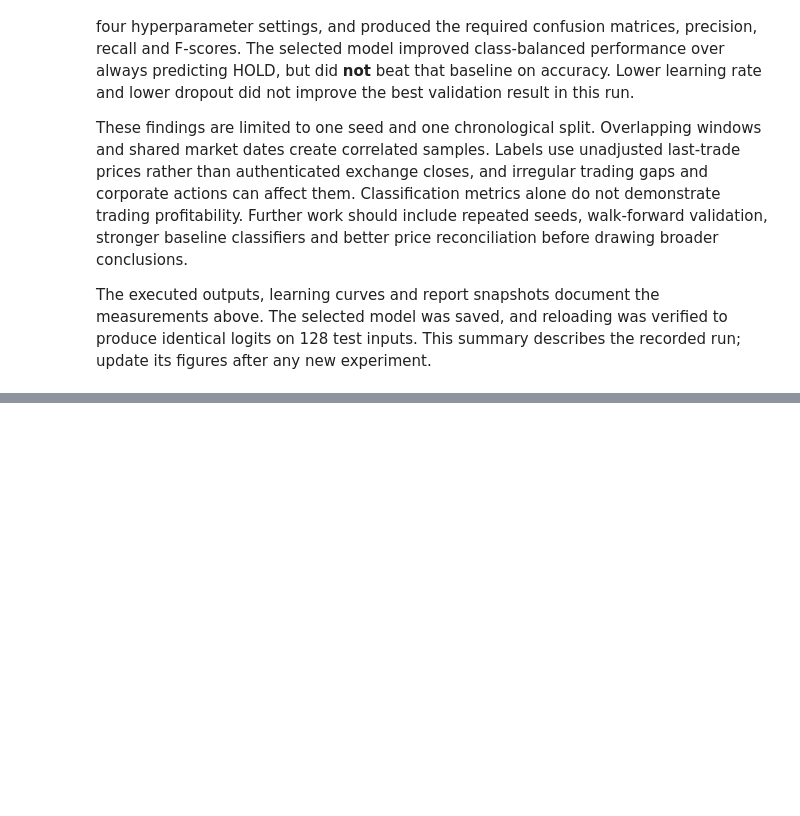
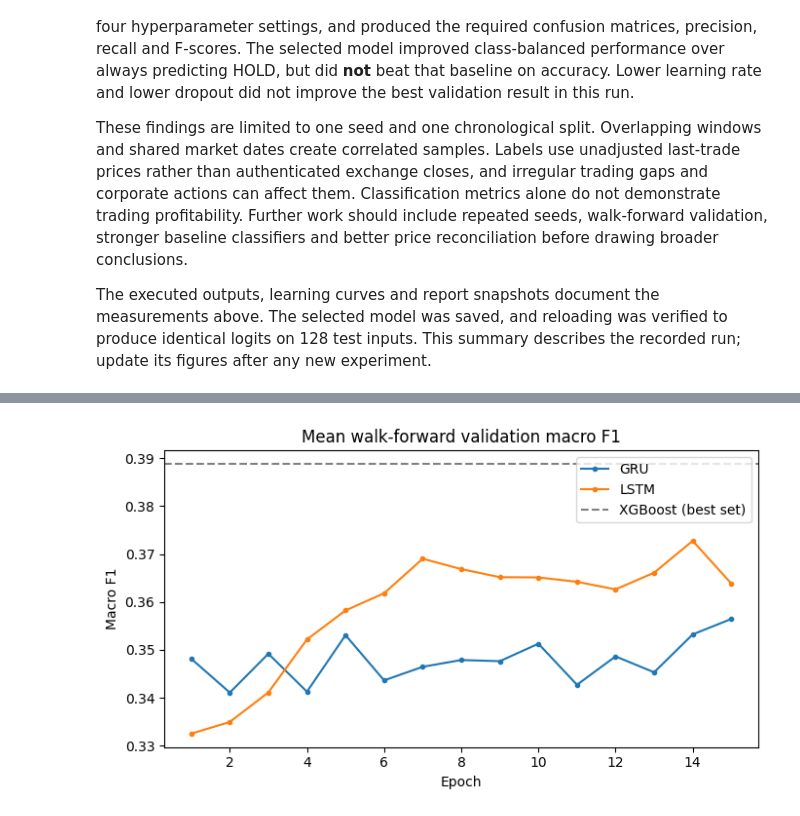
Before and after one commit to UttamChaudhary12/NepSE-Stock-Project, a Jupyter notebook: Uttam_EDA.ipynb, the cells around one changed output, grey strips where cells are left out. Drawn from its saved outputs; the diff is of its cells as text; code cells hidden in the pictures; blank space fills up the shorter version.

```diff
--- a/Uttam_EDA.ipynb
+++ b/Uttam_EDA.ipynb
@@ -800,0 +1111,19 @@ The executed outputs, learning curves and report snapshots document the measurem
+# %%
+ABLATIONS = {'technical': TECH, '+ market': TECH + MARKET, '+ market + broker': TECH + MARKET + BROKER,
+             '+ market + broker + sector': ALL_FEATURES}
+ablation_rows, ablation_trees = [], {}
+for name, features in ABLATIONS.items():
+    n, mean, folds = best_trees(walk_forward_xgb(features, best_xgb))
+    ablation_trees[name] = n
+    ablation_rows.append(dict(features=name, n_features=len(features), trees=n,
+        **{f'fold{i+1}_f1': v for i, v in enumerate(folds)},
+        mean_val_macro_f1=mean.macro_f1, mean_val_accuracy=mean.accuracy))
+ablation = pd.DataFrame(ablation_rows)
+hold_wf = np.mean([scores(Y[f['val']], np.ones_like(Y[f['val']]))['macro_f1'] for f in FOLDS])
+print(f"Ablation with {best_xgb['name']} (always-HOLD mean validation macro F1 = {hold_wf:.4f}):")
+print(ablation.to_string(index=False))
+best_set = ablation.sort_values('mean_val_macro_f1', ascending=False, kind='stable').iloc[0]['features']
+XGB_FEATURES = ABLATIONS[best_set]
+print('Selected feature set:', best_set)
+xgb_grid.to_csv(OUT2/'xgb_grid.csv', index=False)
+ablation.to_csv(OUT2/'feature_ablation.csv', index=False)
@@ -800,0 +1142,73 @@ The executed outputs, learning curves and report snapshots document the measurem
+# %%
+SEQ_NUMERIC = TECH + MARKET + BROKER + ['promoter']
+raw_seq = p[SEQ_NUMERIC].to_numpy(np.float64)
+sector_onehot = pd.get_dummies(p.sector).to_numpy(np.float32)
+OFFSETS = torch.arange(-WINDOW + 1, 1, device=DEVICE)
+def scaled_matrix(before):
+    fit = raw_seq[(p.date < before).to_numpy()]
+    mean, std = np.nanmean(fit, 0), np.nanstd(fit, 0)
+    z = np.clip((raw_seq - mean)/np.where(std > 0, std, 1), -5, 5)
+    z = np.nan_to_num(z, nan=0.).astype(np.float32)
+    return torch.from_numpy(np.hstack([z, sector_onehot])).to(DEVICE), mean, std
+class SeqNet(nn.Module):
+    def __init__(self, n_in, kind, hidden=64, dropout=.3):
+        super().__init__()
+        self.rnn = (nn.LSTM if kind == 'lstm' else nn.GRU)(n_in, hidden, batch_first=True)
+        self.drop = nn.Dropout(dropout)
+        self.head = nn.Linear(hidden, 3)
+    def forward(self, x):
+        out, _ = self.rnn(x)
+        return self.head(self.drop(out[:, -1]))
+def batches(ends, size, shuffle=False):
+    ends = np.random.permutation(ends) if shuffle else ends
+    for i in range(0, len(ends), size):
+        yield torch.as_tensor(ends[i:i+size], device=DEVICE)
+@torch.no_grad()
+def predict_seq(model, S, ends):
+    model.eval()
+    return np.concatenate([model(S[e[:, None] + OFFSETS]).argmax(1).cpu().numpy()
+                           for e in batches(ends, 1024)])
+def train_seq(kind, S, train, epochs, val=None):
+    seed_all()
+    model = SeqNet(S.shape[1], kind).to(DEVICE)
+    opt = torch.optim.Adam(model.parameters(), lr=1e-3, weight_decay=1e-4)
+    loss_fn = nn.CrossEntropyLoss(weight=torch.tensor(class_weights(Y[train]), dtype=torch.float32,
+                                                      device=DEVICE))
+    targets = torch.as_tensor(Y, device=DEVICE)
+    curve = []
+    for epoch in range(1, epochs + 1):
+        model.train()
+        for e in batches(train, 256, shuffle=True):
+            opt.zero_grad(set_to_none=True)
+            loss = loss_fn(model(S[e[:, None] + OFFSETS]), targets[e])
+            loss.backward()
+            nn.utils.clip_grad_norm_(model.parameters(), 1.)
+            opt.step()
+        if val is not None:
+            curve.append(scores(Y[val], predict_seq(model, S, val))['macro_f1'])
+    return model, curve
+SEQ_EPOCHS = 15
+seq_curves = []
+for i, f in enumerate(FOLDS):
+    S, _, _ = scaled_matrix(f['start'])
+    for kind in ('lstm', 'gru'):
+        _, curve = train_seq(kind, S, f['train'], SEQ_EPOCHS, val=f['val'])
+        seq_curves += [dict(kind=kind, fold=i+1, epoch=e+1, val_macro_f1=v) for e, v in enumerate(curve)]
+        print(f'fold {i+1} {kind}: best epoch {int(np.argmax(curve))+1}, best F1 {max(curve):.4f}', flush=True)
+seq_curves = pd.DataFrame(seq_curves)
+mean_curve = seq_curves.groupby(['kind', 'epoch']).val_macro_f1.mean().reset_index()
+best_seq = mean_curve.sort_values('val_macro_f1', ascending=False, kind='stable').iloc[0]
+SEQ_KIND, SEQ_BEST_EPOCH = best_seq.kind, int(best_seq.epoch)
+print(f'Selected {SEQ_KIND.upper()} with {SEQ_BEST_EPOCH} epochs '
+      f'(mean walk-forward macro F1 {best_seq.val_macro_f1:.4f})')
+fig, ax = plt.subplots(figsize=(7, 4))
+for kind, h in mean_curve.groupby('kind'):
+    ax.plot(h.epoch, h.val_macro_f1, marker='.', label=kind.upper())
+ax.axhline(ablation.mean_val_macro_f1.max(), color='gray', ls='--', label='XGBoost (best set)')
+ax.set(title='Mean walk-forward validation macro F1', xlabel='Epoch', ylabel='Macro F1')
+ax.legend()
+fig.tight_layout()
+fig.savefig(OUT2/'sequence_curves.png', dpi=160)
+plt.show()
+seq_curves.to_csv(OUT2/'sequence_walk_forward.csv', index=False)
+# %% [output]
@@ -800,0 +1224 @@ The executed outputs, learning curves and report snapshots document the measurem
+[figure, added]
```
Also changed, not shown: parts of 47 cells of this notebook, 31 other files.
